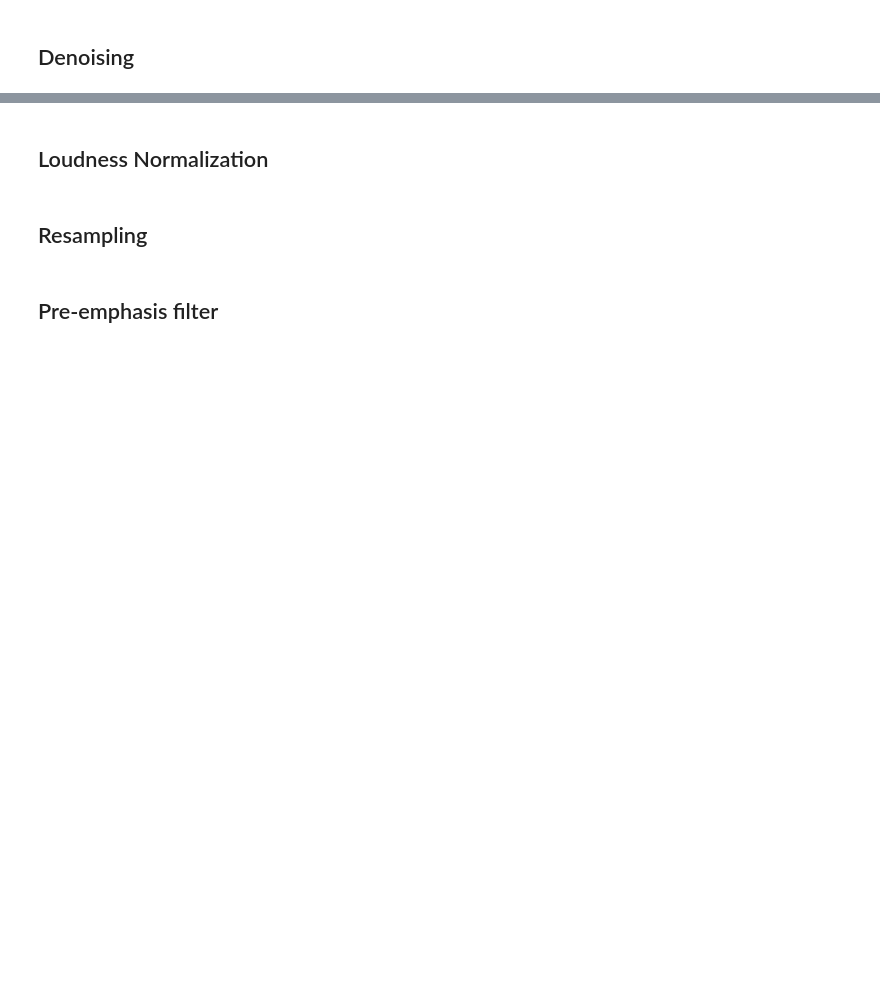
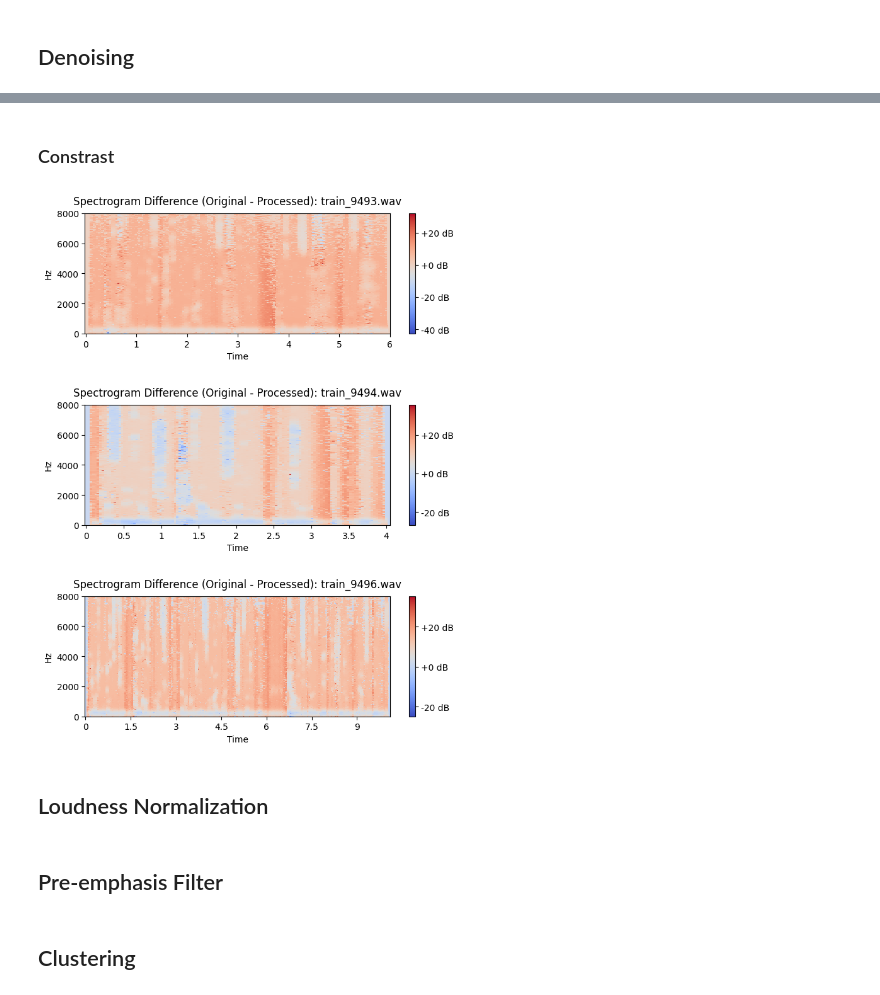
Before and after one commit to tianmalu/AI4Health, a Jupyter notebook: data_processing.ipynb, the cells around one changed output, grey strips where cells are left out. Cells and saved outputs as stored; diff of their text form; code cells hidden in the pictures; blank space fills up the shorter version.

```diff
--- a/data_processing.ipynb
+++ b/data_processing.ipynb
@@ -44,6 +239,40 @@ plt.show()
+# %% [markdown]
+### Constrast
+# %%
+# plotting the original and processed audio and heatmap
+n = 3
+split = 'train'
+
+fig, axes = plt.subplots(n, 1, figsize=(7, 3 * n))
+
+for i in range(n):
+    y_orig, sr_orig, fname_orig = audio_data[split][i]
+    y_proc, sr_proc, fname_proc = processed_audio_data[split][i]
+
+    S_orig = librosa.amplitude_to_db(np.abs(librosa.stft(y_orig)), ref=np.max)
+    S_proc = librosa.amplitude_to_db(np.abs(librosa.stft(y_proc)), ref=np.max)
+
+    min_shape = (
+        min(S_orig.shape[0], S_proc.shape[0]),
+        min(S_orig.shape[1], S_proc.shape[1])
+    )
+    S_orig = S_orig[:min_shape[0], :min_shape[1]]
+    S_proc = S_proc[:min_shape[0], :min_shape[1]]
+
+    diff = S_orig - S_proc
+
+    img = librosa.display.specshow(diff, sr=sr_orig, x_axis='time', y_axis='hz', ax=axes[i], cmap='coolwarm')
+    axes[i].set_title(f"Spectrogram Difference (Original - Processed): {fname_orig}", pad=10)
+    fig.colorbar(img, ax=axes[i], format='%+2.0f dB')
+
+plt.tight_layout(h_pad=3.0)
+plt.savefig("spectrogram_difference_heatmap.png", dpi=300)
+plt.show()
+# %% [output]
+[figure, added]
 # %% [markdown]
 ## Loudness Normalization
+# %% [markdown]
+## Pre-emphasis Filter
 # %% [markdown]
-## Resampling
+## Clustering
-# %% [markdown]
-## Pre-emphasis filter
```
Also changed, not shown: parts of 6 cells of this notebook.
